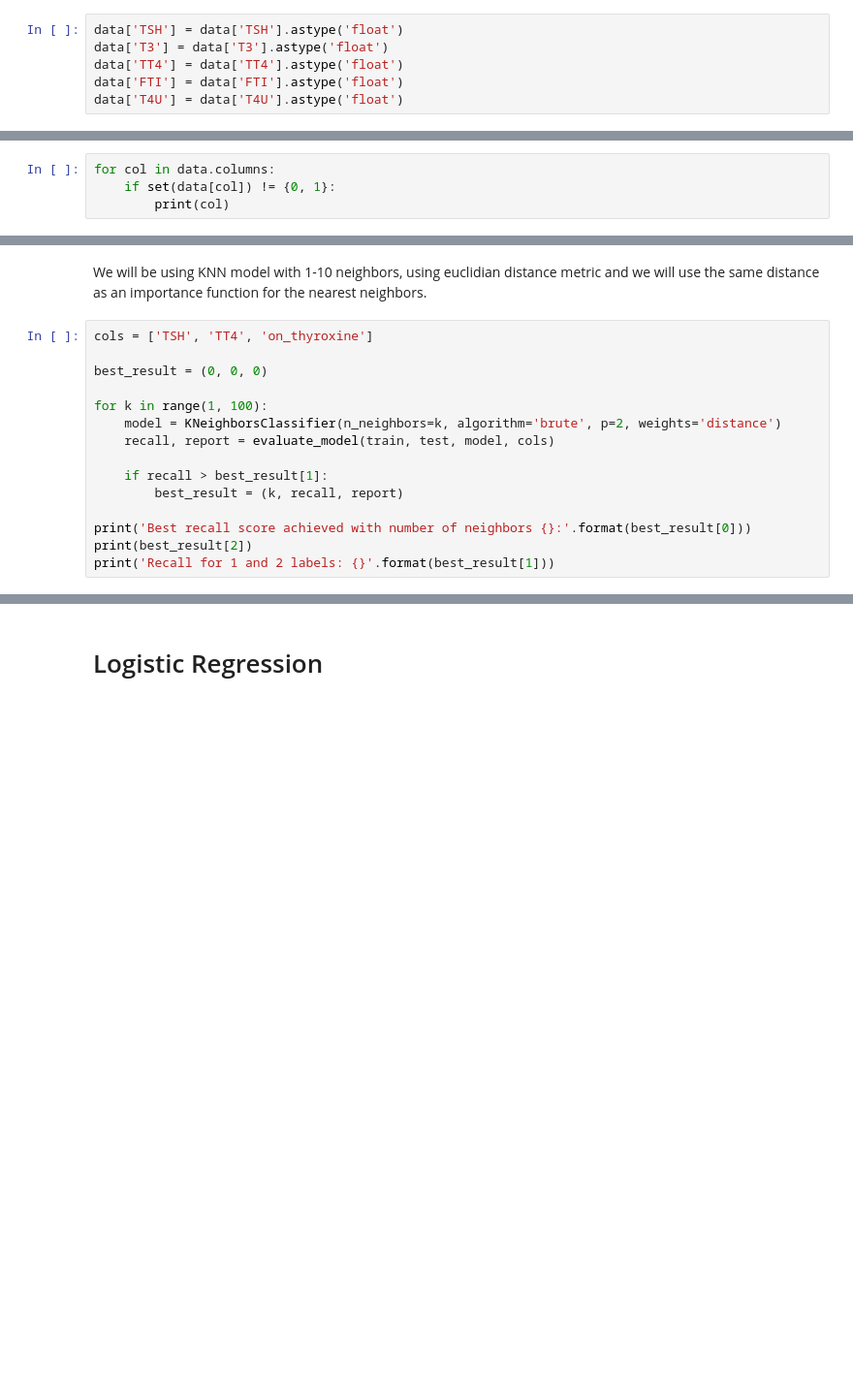
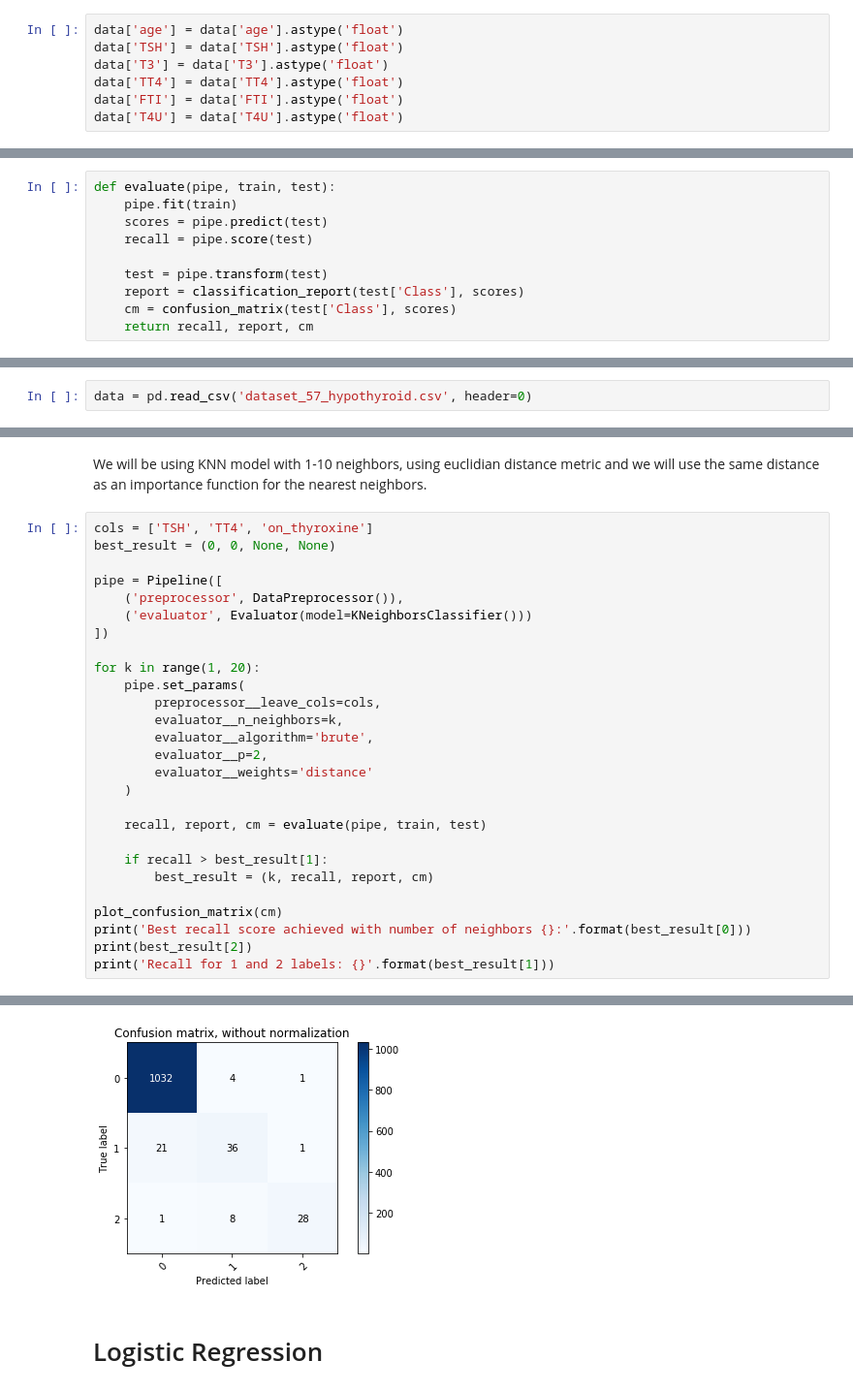
Before and after one commit to Goopard/DS-Homeworks, a Jupyter notebook: HW3.ipynb, the cells around one changed output, grey strips where cells are left out. Shown at 97% size. Drawn from its saved outputs; the diff is of its cells as text; blank space fills up the shorter version.

Commit message:
add pipelines and cross-validation

```diff
--- a/HW3.ipynb
+++ b/HW3.ipynb
@@ -30,6 +35,7 @@ data.head()
 | 4 | 70 | F | 0 | 0 | 0 | 0 | 0 | ... |
 5 rows × 30 columns
 # %%
+data['age'] = data['age'].astype('float')
 data['TSH'] = data['TSH'].astype('float')
 data['T3'] = data['T3'].astype('float')
 data['TT4'] = data['TT4'].astype('float')
@@ -199,4 +123,0 @@ Normalizing (first of all, let's find all the columns with continious values):
-# %%
-for col in data.columns:
-    if set(data[col]) != {0, 1}:
-        print(col)
@@ -265,3 +291,15 @@ After looking at those plots, we can formulate our main problem: we can separate
+# %%
+def evaluate(pipe, train, test):
+    pipe.fit(train)
+    scores = pipe.predict(test)
+    recall = pipe.score(test)
+
+    test = pipe.transform(test)
+    report = classification_report(test['Class'], scores)
+    cm = confusion_matrix(test['Class'], scores)
+    return recall, report, cm
 # %% [markdown]
 ## Train/test split
+# %%
+data = pd.read_csv('dataset_57_hypothyroid.csv', header=0)
 # %%
@@ -298,16 +323,28 @@ def evaluate_model(train, test, model, feature_cols, sample_weights=None):
 We will be using KNN model with 1-10 neighbors, using euclidian distance metric and we will use the same distance as an importance function for the nearest neighbors.
 # %%
 cols = ['TSH', 'TT4', 'on_thyroxine']
+best_result = (0, 0, None, None)
 
-best_result = (0, 0, 0)
+pipe = Pipeline([
+    ('preprocessor', DataPreprocessor()),
+    ('evaluator', Evaluator(model=KNeighborsClassifier()))
+])
 
-for k in range(1, 100):
-    model = KNeighborsClassifier(n_neighbors=k, algorithm='brute', p=2, weights='distance')
-    recall, report = evaluate_model(train, test, model, cols)
+for k in range(1, 20):
+    pipe.set_params(
+        preprocessor__leave_cols=cols,
+        evaluator__n_neighbors=k,
+        evaluator__algorithm='brute',
+        evaluator__p=2,
+        evaluator__weights='distance'
+    )
+
+    recall, report, cm = evaluate(pipe, train, test)
 
     if recall > best_result[1]:
-        best_result = (k, recall, report)
+        best_result = (k, recall, report, cm)
 
+plot_confusion_matrix(cm)
 print('Best recall score achieved with number of neighbors {}:'.format(best_result[0]))
 print(best_result[2])
 print('Recall for 1 and 2 labels: {}'.format(best_result[1]))
@@ -327,3 +381,4 @@ Recall for 1 and 2 labels: 0.9001322751322751
+[figure, added]
 # %% [markdown]
 # Logistic Regression
 # %%
```
Also changed, not shown: parts of 74 cells of this notebook.
